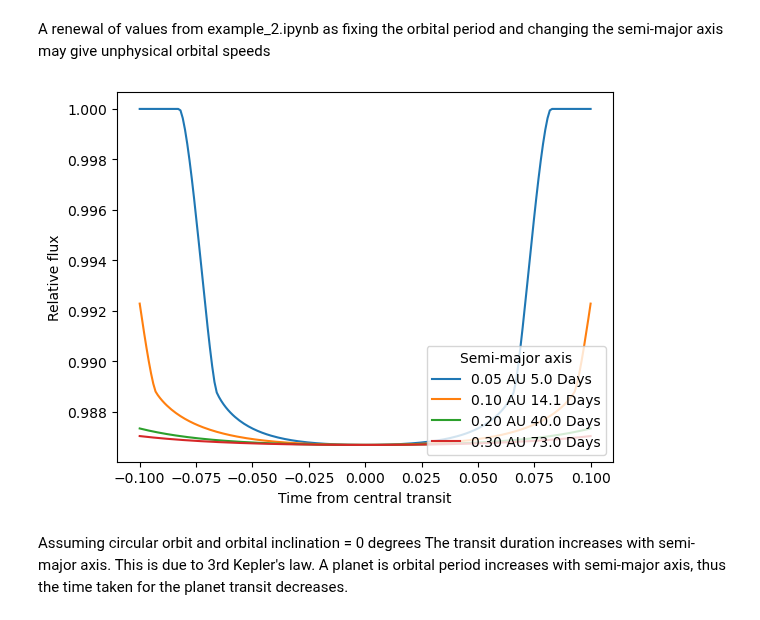
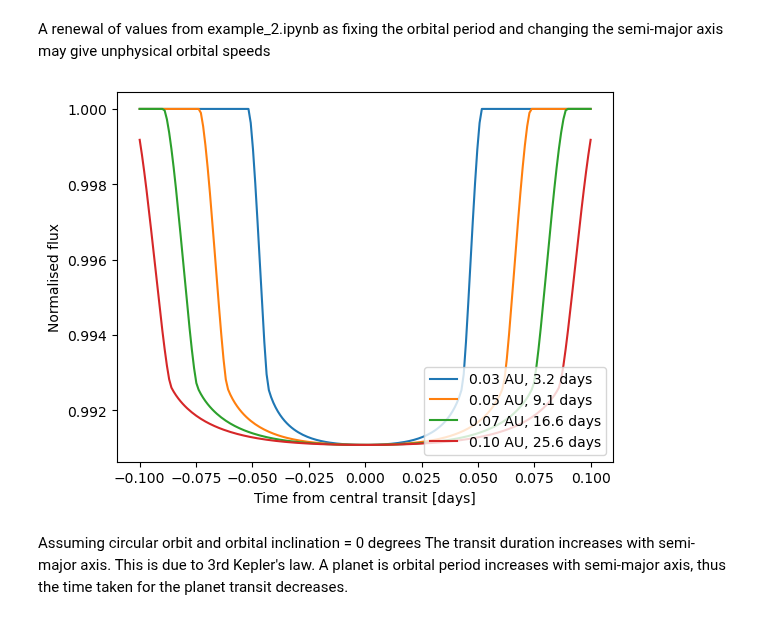
Before and after one commit to hrwakeford/MSci2022_TESS, a Jupyter notebook: BATMAN_code/example_4.ipynb, the cells around one changed output. Cells and saved outputs as stored; diff of their text form; code cells hidden in the pictures.

```diff
--- a/BATMAN_code/example_4.ipynb
+++ b/BATMAN_code/example_4.ipynb
@@ -7,45 +7,44 @@ import matplotlib.pyplot as plt
 # %% [markdown]
 A renewal of values from example_2.ipynb as fixing the orbital period and changing the semi-major axis may give unphysical orbital speeds
 # %%
-R_star = 1 #R_sun
-R_planet = 1.1 #R_J
-semi_major_axis = 10 #AU
+R_star = 0.5 #R_sun, 0.5 M_sun
+R_planet = 0.9 #R_J
 
-semi_major_axis = [0.05, 0.1, 0.2, 0.3] # AU
+semi_major_axis = [0.025, 0.05, 0.075, 0.1] # AU
 #.. Chapter 4, p130. Semi-major axis range for transit detection + http://exoplanets.org/
-periods = [5, 14.1, 40, 73] # Days, calculated using T \propto a^{3/2}
+periods = [3.2, 9.1, 16.6, 25.6] # Days, calculated using T \propto a^{3/2}
 
 #Quick start example
 params = batman.TransitParams()
 params.t0 = 0.                       #time of inferior conjunction
 # params.per = 5                  #orbital period
 params.rp = R_planet * 0.10045 #R_Sun       #planet radius (in units of stellar radii)
 # params.a = 15                        #semi-major axis (in units of stellar radii)
 params.inc = 90.                     #orbital inclination (in degrees)
 params.ecc = 0.                      #eccentricity
 params.w = 90.                       #longitude of periastron (in degrees)
 params.u = [0.1, 0.3]                #limb darkening coefficients [u1, u2]
 params.limb_dark = "quadratic"       #limb darkening model
 
 t = np.linspace(-0.1, 0.1, 200)
 
 array = np.divide(np.multiply(semi_major_axis, 215.032), R_star) #Convert to Stellar radii
 
 for params.a, a_au, params.per in zip(array, semi_major_axis, periods):
     m = batman.TransitModel(params, t)    #initializes model
     flux_initial = m.light_curve(params)          #calculates light curve
-    plt.plot(t, flux_initial, label = "{:.2f} AU {:.1f} Days".format(a_au, params.per))
-plt.xlabel("Time from central transit")
-plt.ylabel("Relative flux")
-plt.legend(title="Semi-major axis", loc='lower right')
+    plt.plot(t, flux_initial, label = "{:.2f} AU, {:.1f} days".format(a_au, params.per))
+plt.xlabel("Time from central transit [days]")
+plt.ylabel("Normalised flux")
+plt.legend(loc='lower right')
 plt.show()
 
 #Transit duration
 #T_{dur} = \frac{P R}{\pi a}
 #Assuming P (period) and R (star radius) is constant, transit duration follows this relation,
 #T_{dur} ~ \frac{1}{a}
 # %% [output]
-[figure, old version]
+[figure, new version]
 # %% [markdown]
 Assuming circular orbit and orbital inclination = 0 degrees
 The transit duration increases with semi-major axis.
```
Also changed, not shown: 4 other files.
